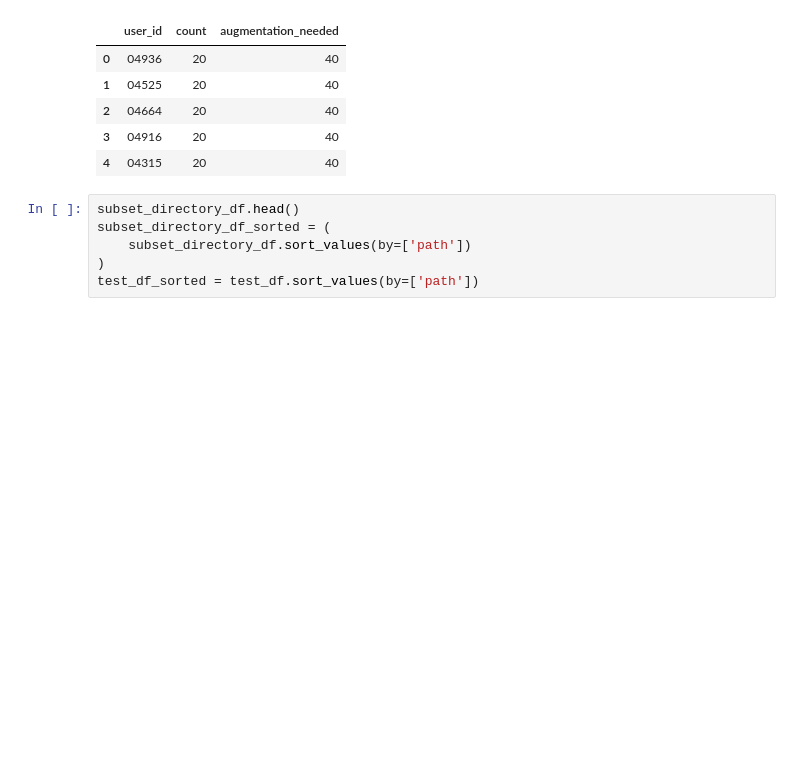
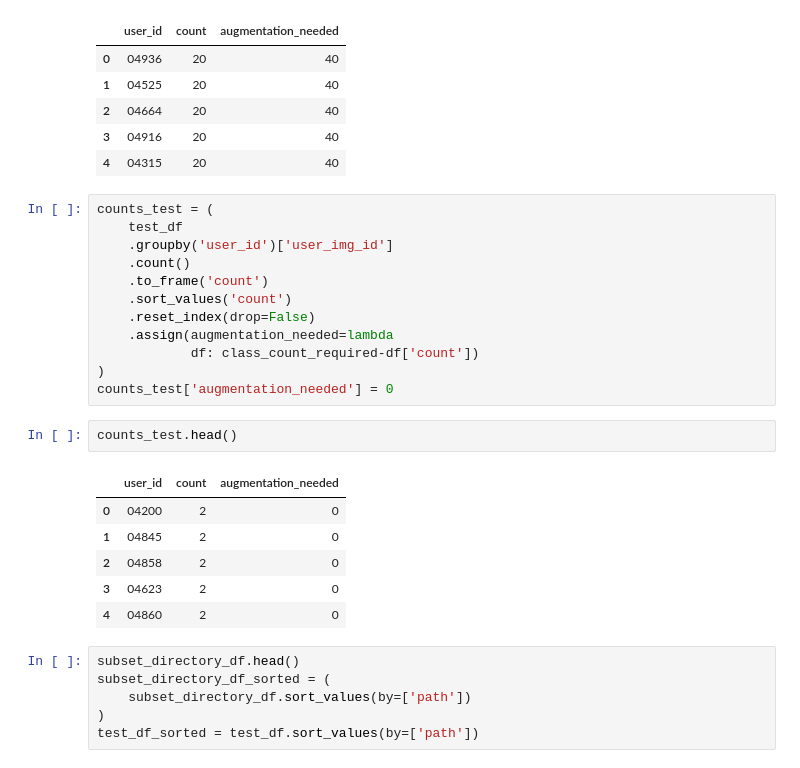
Before and after one commit to carolienbraams/Biometrics_group5, a Jupyter notebook: Case_Siamese_NN_Face_Recognition.ipynb, the cells around one changed output. Drawn from its saved outputs; the diff is of its cells as text; blank space fills up the shorter version.

Commit message:
augment

```diff
--- a/Case_Siamese_NN_Face_Recognition.ipynb
+++ b/Case_Siamese_NN_Face_Recognition.ipynb
@@ -143,6 +143,27 @@ counts.head()
 | 2 | 04664 | 20 | 40 |
 | 3 | 04916 | 20 | 40 |
 | 4 | 04315 | 20 | 40 |
+# %%
+counts_test = (
+    test_df
+    .groupby('user_id')['user_img_id']
+    .count()
+    .to_frame('count')
+    .sort_values('count')
+    .reset_index(drop=False)
+    .assign(augmentation_needed=lambda
+            df: class_count_required-df['count'])
+)
+counts_test['augmentation_needed'] = 0
+# %%
+counts_test.head()
+# %% [output]
+|  | user_id | count | augmentation_needed |
+| 0 | 04200 | 2 | 0 |
+| 1 | 04845 | 2 | 0 |
+| 2 | 04858 | 2 | 0 |
+| 3 | 04623 | 2 | 0 |
+| 4 | 04860 | 2 | 0 |
 # %%
 subset_directory_df.head()
 subset_directory_df_sorted = (
```
Also changed, not shown: parts of 12 cells of this notebook.
